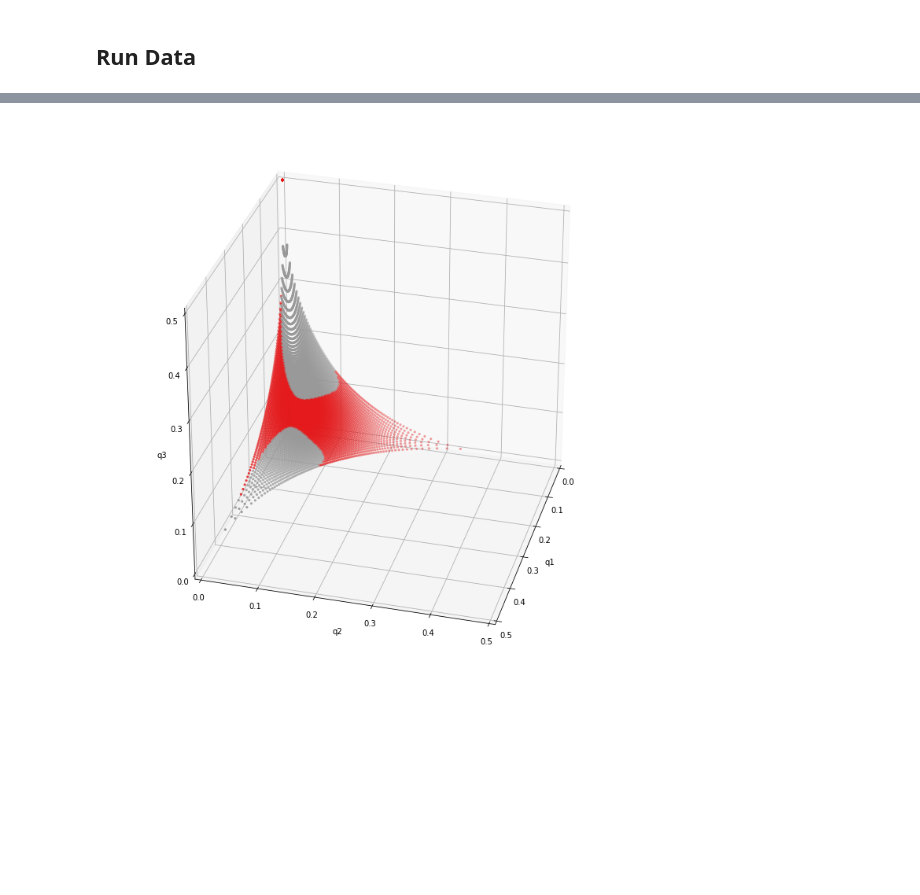
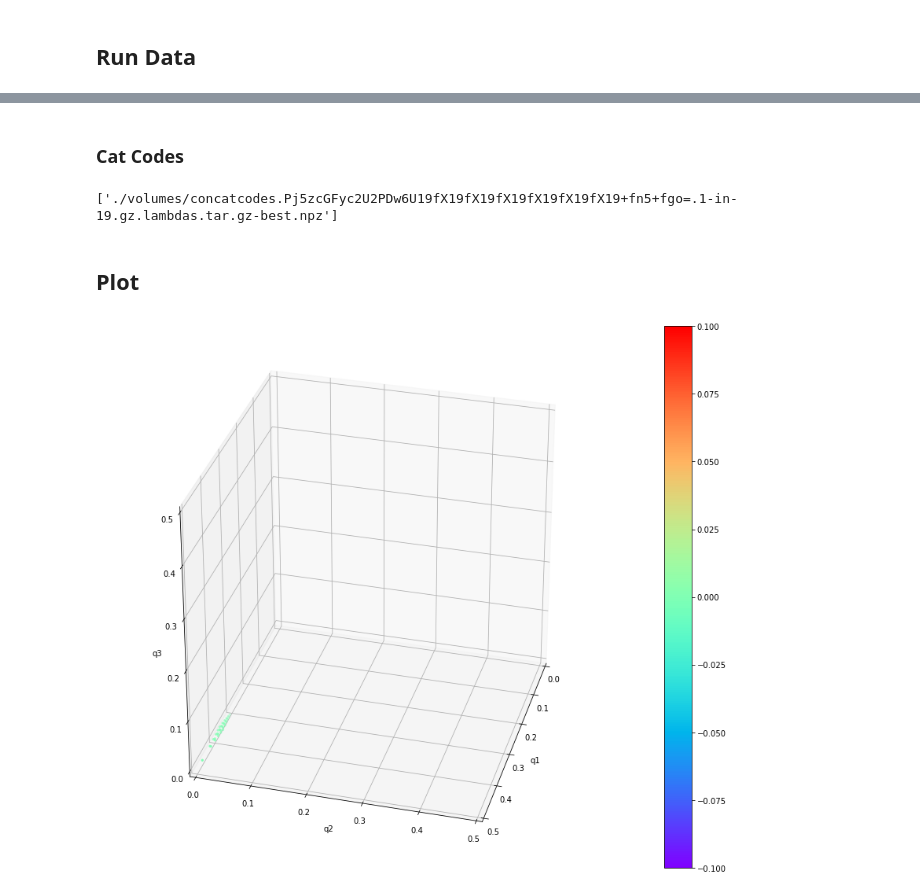
Before and after one commit to rumschuettel/CoffeeCode, a Jupyter notebook: scripts/show-3dplot.ipynb, the cells around one changed output, grey strips where cells are left out. Drawn from its saved outputs; the diff is of its cells as text; code cells hidden in the pictures; blank space fills up the shorter version.

```diff
--- a/scripts/show-3dplot.ipynb
+++ b/scripts/show-3dplot.ipynb
@@ -29,20 +50,53 @@ qs_best[better_mask] = qs[better_mask]
+# %%
+files = [(fn, int(re.findall(r"kSys(\d+)", fn)[0])) for fn in glob.glob("./volumes/all-graphs*.npz")]
+all_graph_data = {}
+for (fn, kSys) in files:
+    if not kSys in all_graph_data: all_graph_data[kSys] = []
+    all_graph_data[kSys].append(np.load(fn)["qs"])
+for key in all_graph_data:
+    all_graph_data[key] = maximum_qs(all_graph_data[key])
+# %% [markdown]
+### Cat Codes
+# %%
+files = glob.glob("./volumes/concatcodes*1-in-19*.npz")
+print(files)
+concatcodes_data = []
+for fn in files:
+    concatcodes_data.append(np.load(fn)["qs"])
+concatcodes_data = maximum_qs(concatcodes_data)
+# %% [output]
+['./volumes/concatcodes.Pj5zcGFyc2U2PDw6U19fX19fX19fX19fX19fX19fX19+fn5+fgo=.1-in-19.gz.lambdas.tar.gz-best.npz']
+# %% [markdown]
+## Plot
+# %%
+viridis = cm.get_cmap('rainbow')
+# %%
+qs_ref = data_single_letter
+qs_competitor = concatcodes_data
+qs_best = maximum_qs([qs_competitor, qs_ref])
+
+color_mask, max_diff = color_mask_for(qs_best, qs_ref)
+color_map = plt.cm.ScalarMappable(cmap=viridis)
+color_map.set_array([-max_diff,max_diff])
 # %%
-fig = plt.figure(figsize=(10, 10))
+fig = plt.figure(figsize=(12, 10), facecolor='white')
 ax = fig.add_subplot(111, projection='3d')
 ax.view_init(elev=30, azim=15)
 
 q1,q2,q3 = qs_best.transpose()
-ax.scatter(q1, q2, q3, marker=".", c=viridis(better_mask.astype("float")))
+ax.scatter(q1, q2, q3, marker=".", c=viridis(color_mask))
 
 ax.set_xlabel("q1")
 ax.set_ylabel("q2")
 ax.set_zlabel("q3")
 
 ax.set_xlim(0, .5)
 ax.set_ylim(0, .5)
 ax.set_zlim(0, .5)
 
+plt.colorbar(color_map)
+
 plt.tight_layout()
 plt.show()
 # %% [output]
-[figure, old version]
+[figure, new version]
```
Also changed, not shown: parts of 8 cells of this notebook, 1 other file.
